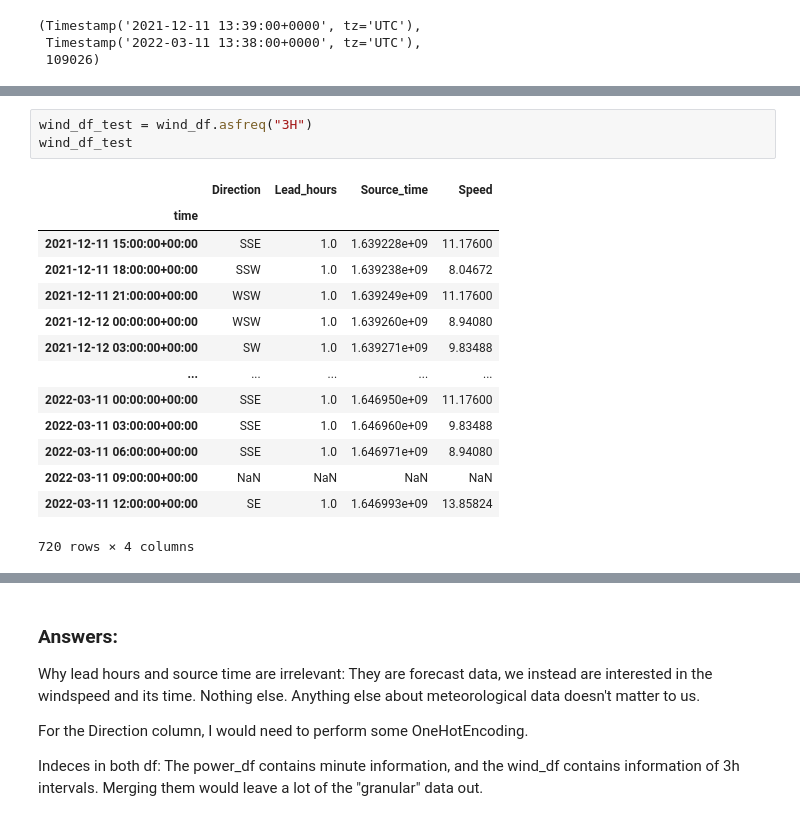
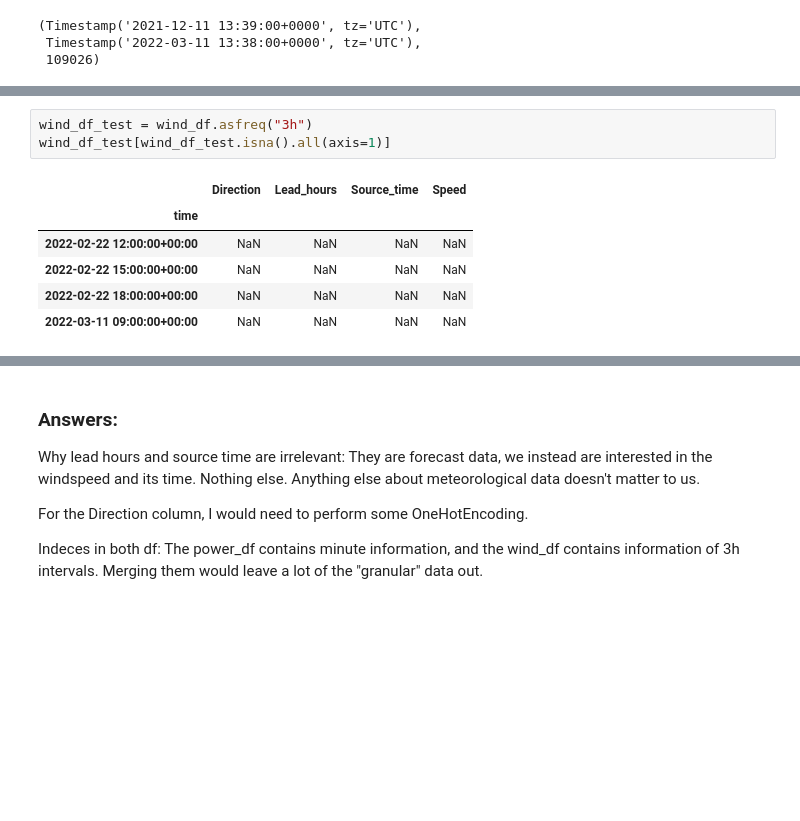
Before and after one commit to maribelpreite/orkney-wind-energy-forecasting, a Jupyter notebook: exploration.ipynb, the cells around one changed output, grey strips where cells are left out. Cells and saved outputs as stored; diff of their text form; blank space fills up the shorter version.

```diff
--- a/exploration.ipynb
+++ b/exploration.ipynb
@@ -189,18 +184,10 @@ df_bad
 # %%
-wind_df_test = wind_df.asfreq("3H")
-wind_df_test
+wind_df_test = wind_df.asfreq("3h")
+wind_df_test[wind_df_test.isna().all(axis=1)]
 # %% [output]
 |  | Direction | Lead_hours | Source_time | Speed |
 | time |  |  |  |  |
-| 2021-12-11 15:00:00+00:00 | SSE | 1.0 | 1.639228e+09 | 11.17600 |
-| 2021-12-11 18:00:00+00:00 | SSW | 1.0 | 1.639238e+09 | 8.04672 |
-| 2021-12-11 21:00:00+00:00 | WSW | 1.0 | 1.639249e+09 | 11.17600 |
-| 2021-12-12 00:00:00+00:00 | WSW | 1.0 | 1.639260e+09 | 8.94080 |
-| 2021-12-12 03:00:00+00:00 | SW | 1.0 | 1.639271e+09 | 9.83488 |
-| ... | ... | ... | ... | ... |
-| 2022-03-11 00:00:00+00:00 | SSE | 1.0 | 1.646950e+09 | 11.17600 |
-| 2022-03-11 03:00:00+00:00 | SSE | 1.0 | 1.646960e+09 | 9.83488 |
-| 2022-03-11 06:00:00+00:00 | SSE | 1.0 | 1.646971e+09 | 8.94080 |
+| 2022-02-22 12:00:00+00:00 | NaN | NaN | NaN | NaN |
+| 2022-02-22 15:00:00+00:00 | NaN | NaN | NaN | NaN |
+| 2022-02-22 18:00:00+00:00 | NaN | NaN | NaN | NaN |
 | 2022-03-11 09:00:00+00:00 | NaN | NaN | NaN | NaN |
-| 2022-03-11 12:00:00+00:00 | SE | 1.0 | 1.646993e+09 | 13.85824 |
-720 rows × 4 columns
```
Also changed, not shown: parts of 18 cells of this notebook.
